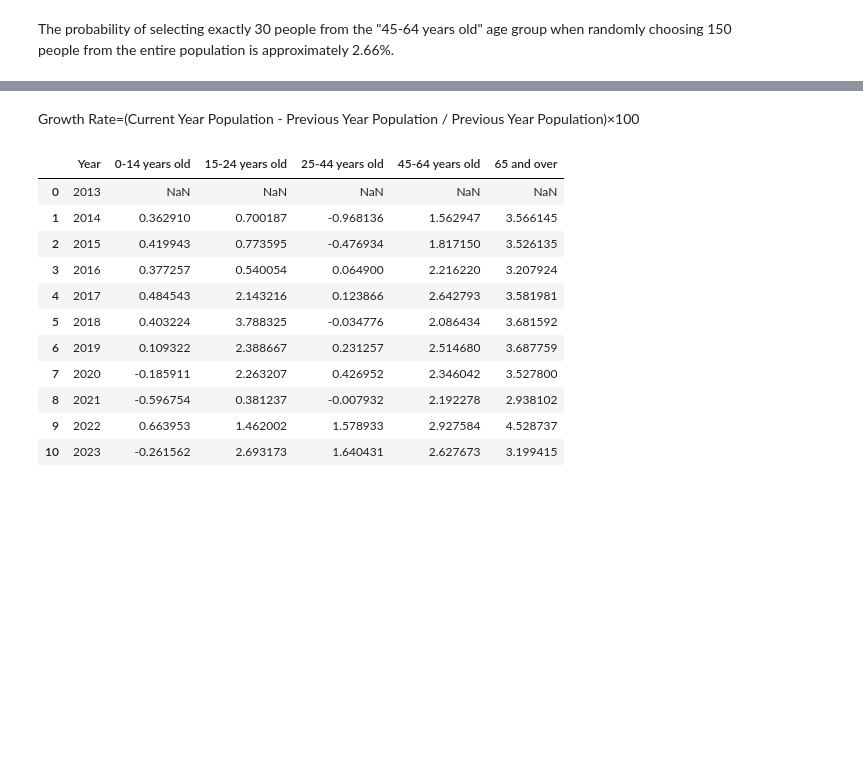
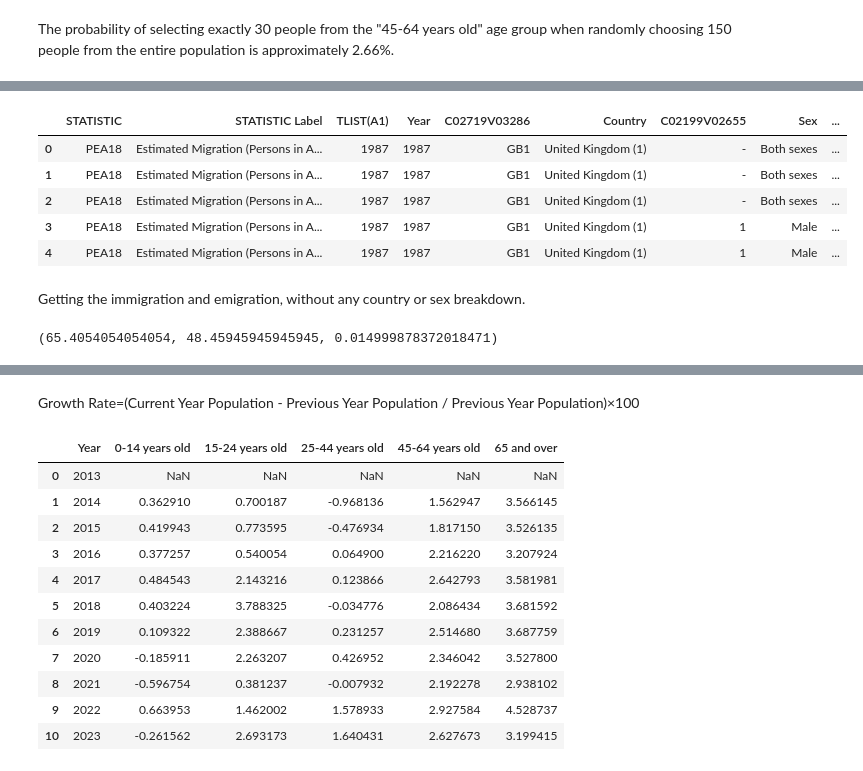
Before and after one commit to Ivkoto/DataAnalyticsMachineLearning, a Jupyter notebook: Data_Preparation/CA1_V6_2_refactored.ipynb, the cells around one changed output, grey strips where cells are left out. Drawn from its saved outputs; the diff is of its cells as text; code cells hidden in the pictures; blank space fills up the shorter version.

```diff
--- a/Data_Preparation/CA1_V6_2_refactored.ipynb
+++ b/Data_Preparation/CA1_V6_2_refactored.ipynb
@@ -268,0 +287,9 @@ The probability of selecting exactly 30 people from the "45-64 years old" age gr
+# %%
+migration_df.head()
+# %% [output]
+|  | STATISTIC | STATISTIC Label | TLIST(A1) | Year | C02719V03286 | Country | C02199V02655 | Sex | ... |
+| 0 | PEA18 | Estimated Migration (Persons in A... | 1987 | 1987 | GB1 | United Kingdom (1) | - | Both sexes | ... |
+| 1 | PEA18 | Estimated Migration (Persons in A... | 1987 | 1987 | GB1 | United Kingdom (1) | - | Both sexes | ... |
+| 2 | PEA18 | Estimated Migration (Persons in A... | 1987 | 1987 | GB1 | United Kingdom (1) | - | Both sexes | ... |
+| 3 | PEA18 | Estimated Migration (Persons in A... | 1987 | 1987 | GB1 | United Kingdom (1) | 1 | Male | ... |
+| 4 | PEA18 | Estimated Migration (Persons in A... | 1987 | 1987 | GB1 | United Kingdom (1) | 1 | Male | ... |
@@ -268,0 +298,15 @@ The probability of selecting exactly 30 people from the "45-64 years old" age gr
+# %% [markdown]
+Getting the immigration and emigration, without any country or sex breakdown.
+# %%
+new_immigrants = migration_df_for_poisson[migration_df_for_poisson['Origin or Destination'] == 'Immigrants: All origins']['VALUE']
+new_emigrants = migration_df_for_poisson[migration_df_for_poisson['Origin or Destination'] == 'Emigrants: All destinations']['VALUE']
+
+new_mu_immigrants = new_immigrants.mean()
+new_mu_emigrants = new_emigrants.mean()
+
+# Calculate the probability that immigration is less than the mean emigration for the new dataset
+new_probability_less_than_emigration = poisson.cdf(new_mu_emigrants, new_mu_immigrants)
+
+new_mu_immigrants, new_mu_emigrants, new_probability_less_than_emigration
+# %% [output]
+(65.4054054054054, 48.45945945945945, 0.014999878372018471)
```
Also changed, not shown: parts of 22 cells of this notebook.
